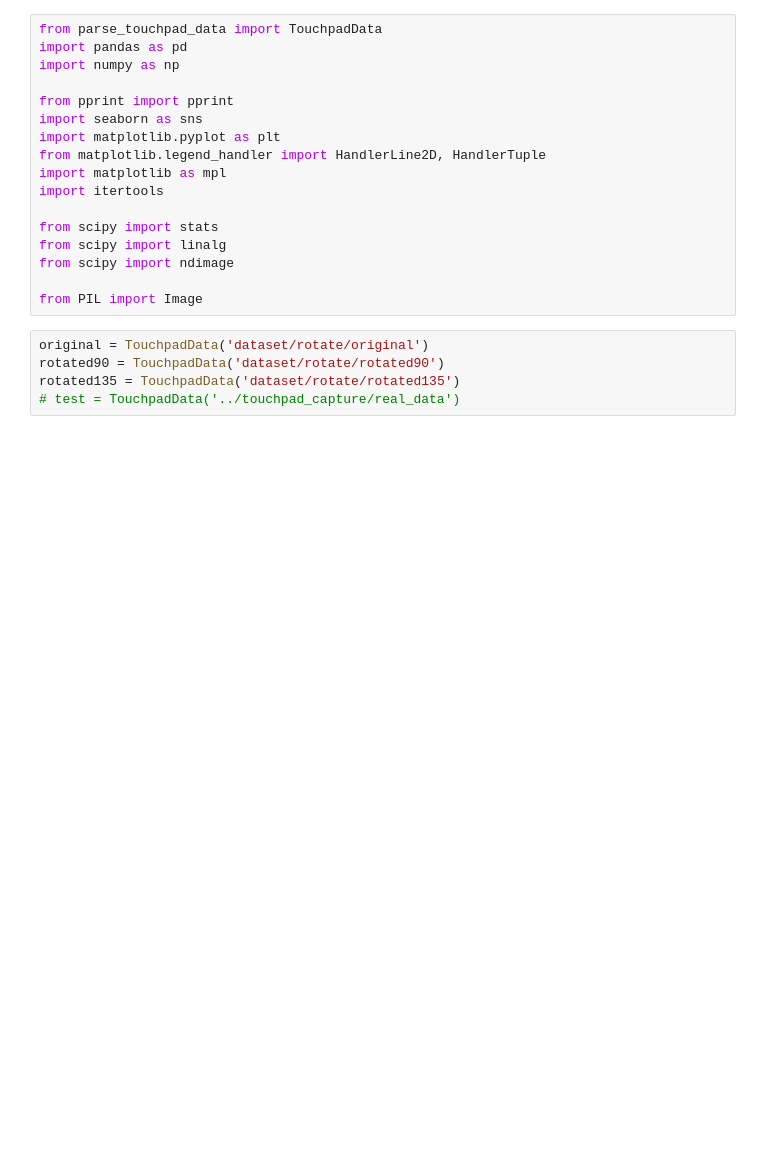
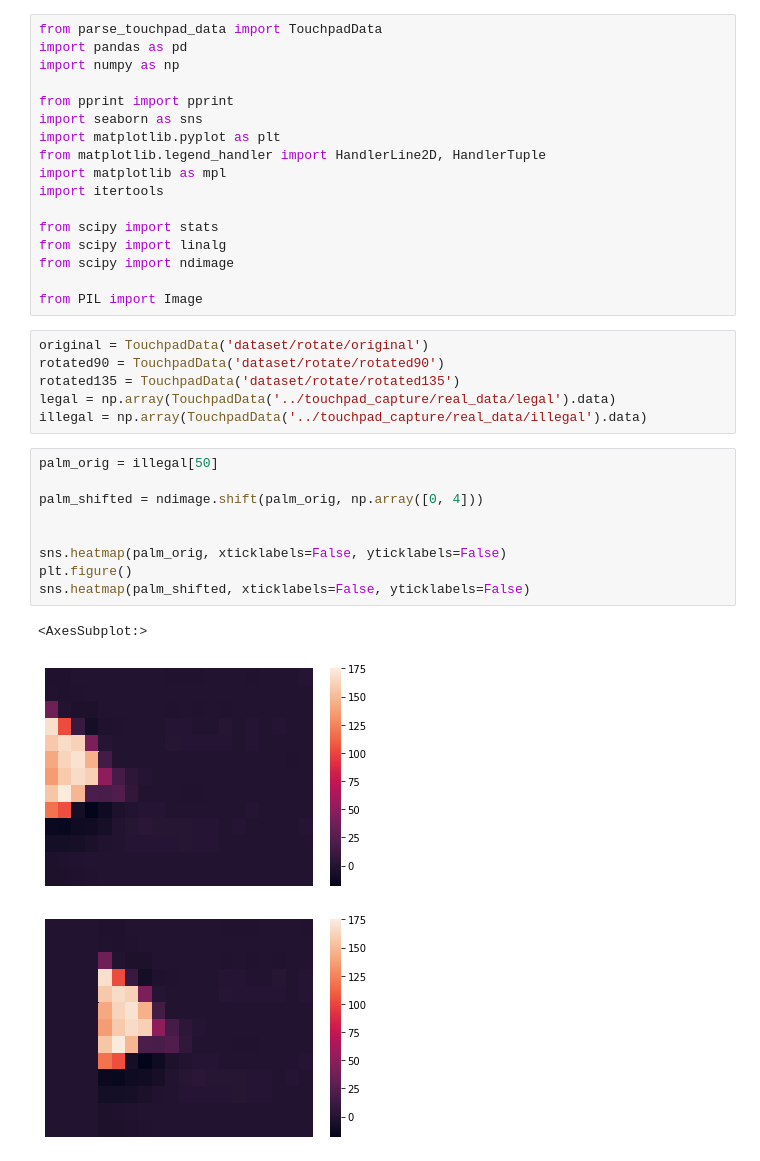
Before and after one commit to mmenzyns/ai-palm-rejection, a Jupyter notebook: data_processing/rotate.ipynb, the cells around one changed output. Drawn from its saved outputs; the diff is of its cells as text; blank space fills up the shorter version.

```diff
--- a/data_processing/rotate.ipynb
+++ b/data_processing/rotate.ipynb
@@ -19,5 +19,19 @@ from PIL import Image
 original = TouchpadData('dataset/rotate/original')
 rotated90 = TouchpadData('dataset/rotate/rotated90')
 rotated135 = TouchpadData('dataset/rotate/rotated135')
-# test = TouchpadData('../touchpad_capture/real_data')
+legal = np.array(TouchpadData('../touchpad_capture/real_data/legal').data)
+illegal = np.array(TouchpadData('../touchpad_capture/real_data/illegal').data)
+# %%
+palm_orig = illegal[50]
+
+palm_shifted = ndimage.shift(palm_orig, np.array([0, 4]))
+
+
+sns.heatmap(palm_orig, xticklabels=False, yticklabels=False)
+plt.figure()
+sns.heatmap(palm_shifted, xticklabels=False, yticklabels=False)
+# %% [output]
+<AxesSubplot:>
+[figure, added]
+[figure, added]
 # %%
```
Also changed, not shown: parts of 2 cells of this notebook, 5 other files.
